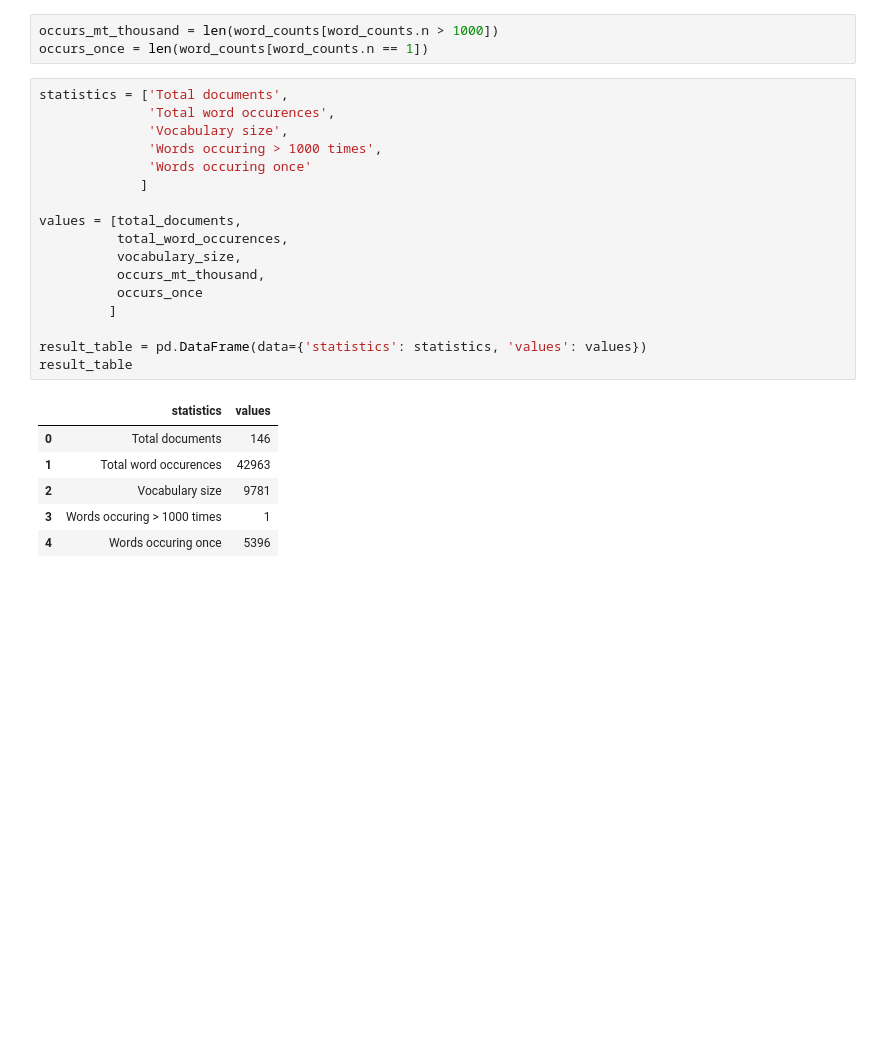
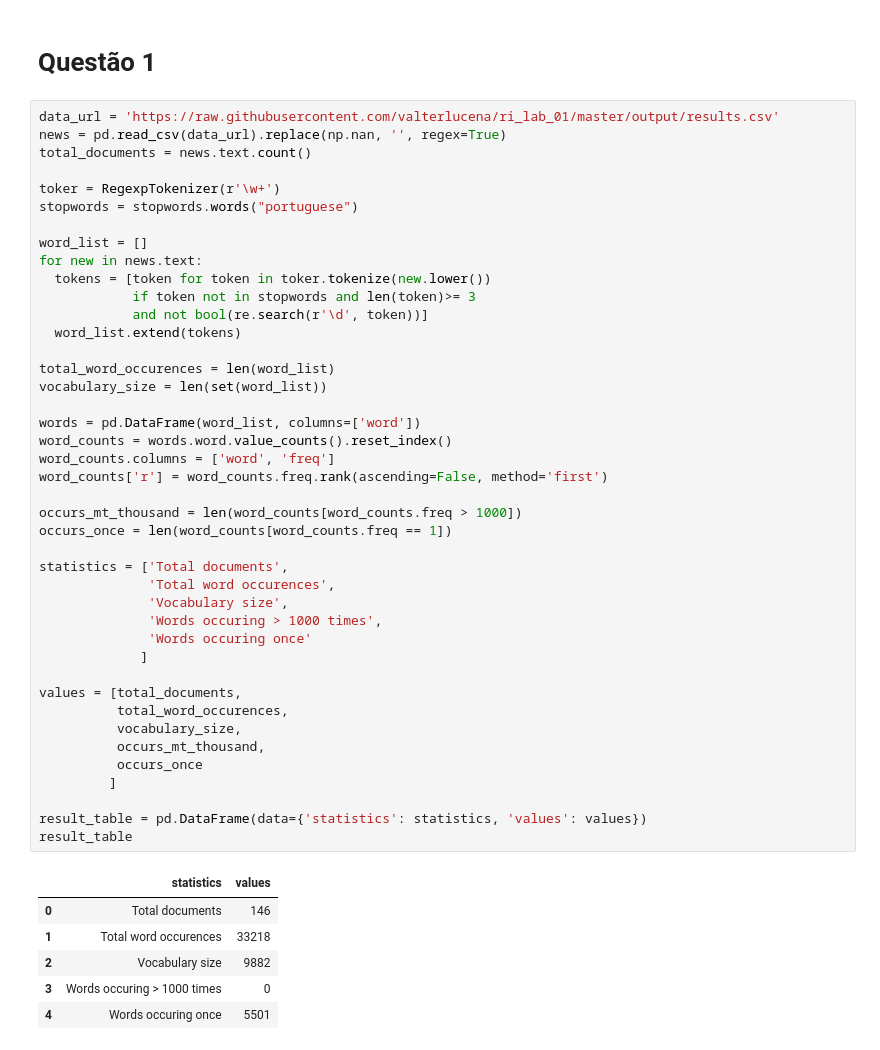
Before and after one commit to valterlucena/recuperacao-informacao, a Jupyter notebook: zipf/statistics_zipf.ipynb, the cells around one changed output. Cells and saved outputs as stored; diff of their text form; blank space fills up the shorter version.

```diff
--- a/zipf/statistics_zipf.ipynb
+++ b/zipf/statistics_zipf.ipynb
@@ -67,27 +23,51 @@ word_counts
-# %%
-occurs_mt_thousand = len(word_counts[word_counts.n > 1000])
-occurs_once = len(word_counts[word_counts.n == 1])
-# %%
-statistics = ['Total documents',
-              'Total word occurences',
-              'Vocabulary size',
-              'Words occuring > 1000 times',
-              'Words occuring once'
-             ]
-
-values = [total_documents,
-          total_word_occurences,
-          vocabulary_size,
-          occurs_mt_thousand,
-          occurs_once
-         ]
-
-result_table = pd.DataFrame(data={'statistics': statistics, 'values': values})
-result_table
-# %% [output]
-|  | statistics | values |
-| 0 | Total documents | 146 |
-| 1 | Total word occurences | 42963 |
-| 2 | Vocabulary size | 9781 |
-| 3 | Words occuring > 1000 times | 1 |
-| 4 | Words occuring once | 5396 |
+# %% [markdown]
+# Questão 1
+# %%
+data_url = 'https://raw.githubusercontent.com/valterlucena/ri_lab_01/master/output/results.csv'
+news = pd.read_csv(data_url).replace(np.nan, '', regex=True)
+total_documents = news.text.count()
+
+toker = RegexpTokenizer(r'\w+')
+stopwords = stopwords.words("portuguese")
+
+word_list = []
+for new in news.text:
+  tokens = [token for token in toker.tokenize(new.lower())
+            if token not in stopwords and len(token)>= 3
+            and not bool(re.search(r'\d', token))]
+  word_list.extend(tokens)
+
+total_word_occurences = len(word_list)
+vocabulary_size = len(set(word_list))
+
+words = pd.DataFrame(word_list, columns=['word'])
+word_counts = words.word.value_counts().reset_index()
+word_counts.columns = ['word', 'freq']
+word_counts['r'] = word_counts.freq.rank(ascending=False, method='first')
+
+occurs_mt_thousand = len(word_counts[word_counts.freq > 1000])
+occurs_once = len(word_counts[word_counts.freq == 1])
+
+statistics = ['Total documents',
+              'Total word occurences',
+              'Vocabulary size',
+              'Words occuring > 1000 times',
+              'Words occuring once'
+             ]
+
+values = [total_documents,
+          total_word_occurences,
+          vocabulary_size,
+          occurs_mt_thousand,
+          occurs_once
+         ]
+
+result_table = pd.DataFrame(data={'statistics': statistics, 'values': values})
+result_table
+# %% [output]
+|  | statistics | values |
+| 0 | Total documents | 146 |
+| 1 | Total word occurences | 33218 |
+| 2 | Vocabulary size | 9882 |
+| 3 | Words occuring > 1000 times | 0 |
+| 4 | Words occuring once | 5501 |
```
Also changed, not shown: parts of 12 cells of this notebook, 1 other file.
